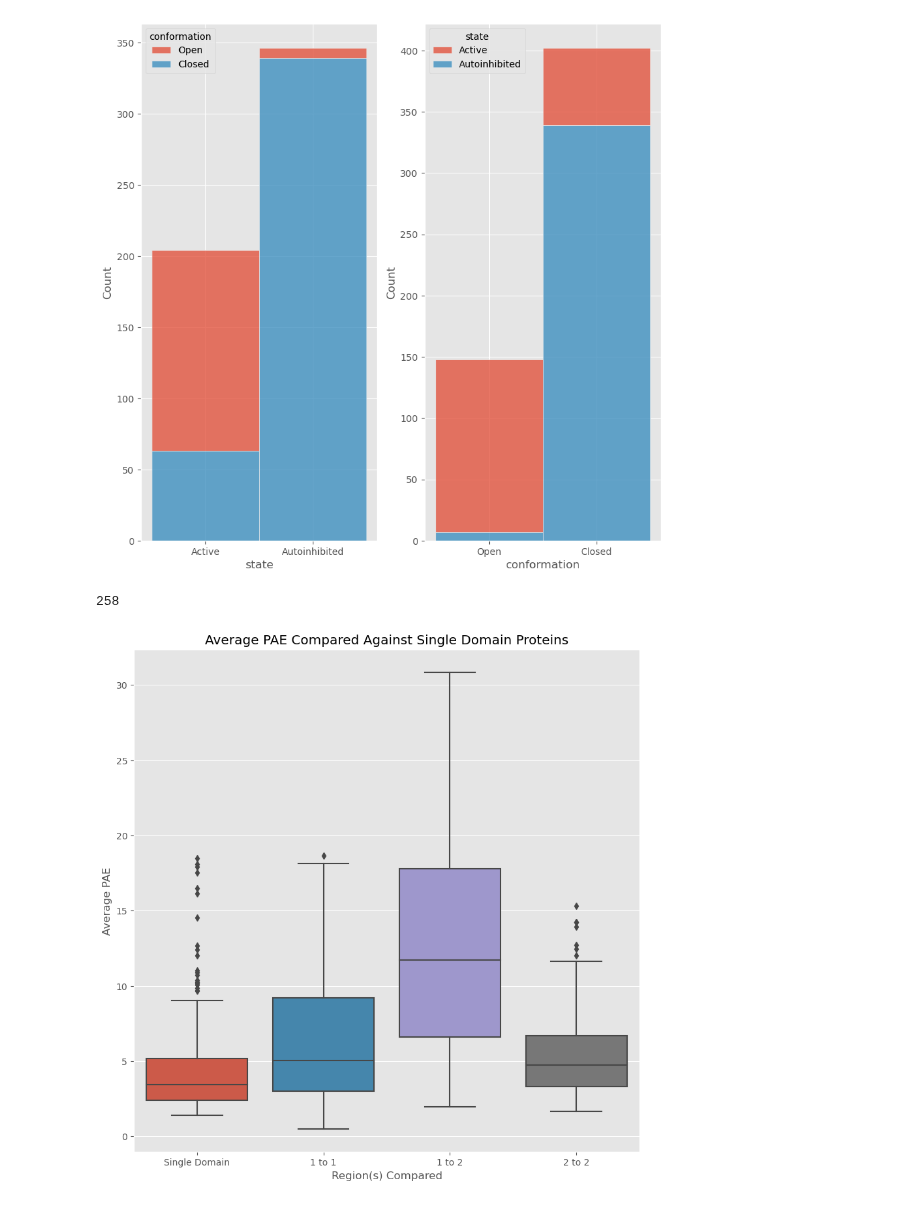
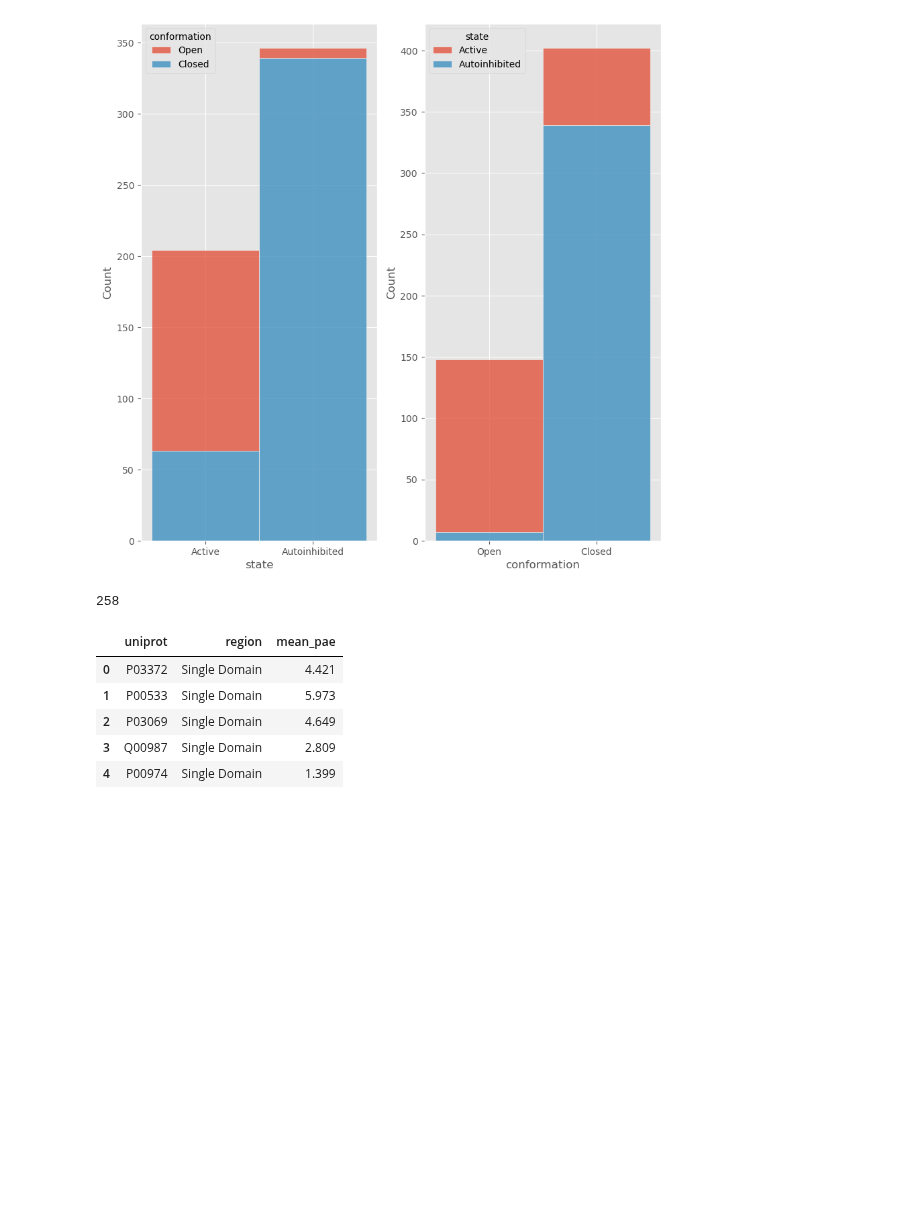
Before and after one commit to jpigles/alphafold-rmsd, a Jupyter notebook: disorder_analysis.ipynb, the cells around one changed output. Cells and saved outputs as stored; diff of their text form; code cells hidden in the pictures; blank space fills up the shorter version.

```diff
--- a/disorder_analysis.ipynb
+++ b/disorder_analysis.ipynb
@@ -96,33 +113,39 @@ plt.show()
 df_single = pd.read_csv('./project_pipeline/data/single_domain_pae.tsv', sep='\t').astype('object')
 
 # Remove all rows with multiple regions. Comment this out if you want to see the difference.
 for i in range(len(df_single)):
     region = df_single.loc[i, 'region']
     count = region.count('-')
     if count > 1:
         df_single = df_single.drop(i)
 
 # Reformat the dataframe
 df_single = df_single[['uniprot', 'mean_pae']].dropna()
 df_single = df_single.astype({'mean_pae': 'float'})
 df_single = df_single.rename(columns={'mean_pae': 'Single Domain'})
 print(len(df_single))
 
 
 
 df_all = df_single.merge(df_pae, how='outer')
 df_all_melt = df_all.melt(id_vars=['uniprot'], var_name='region', value_name='mean_pae')
+df_all_melt.head()
 
 f, ax = plt.subplots(ncols=1, nrows=1, figsize=(10, 10))
 sns.boxplot(data=df_all_melt, x='region', y='mean_pae', ax=ax)
 ax.set_xlabel('Region(s) Compared')
 ax.set_ylabel('Average PAE')
 ax.set_title('Average PAE Compared Against Single Domain Proteins')
 
 plt.savefig('./project_pipeline/data/figures/single_domain.png')
 plt.show()
 # %% [output]
 258
-[figure, removed]
+|  | uniprot | region | mean_pae |
+| 0 | P03372 | Single Domain | 4.421 |
+| 1 | P00533 | Single Domain | 5.973 |
+| 2 | P03069 | Single Domain | 4.649 |
+| 3 | Q00987 | Single Domain | 2.809 |
+| 4 | P00974 | Single Domain | 1.399 |
 # %%
 df_multi = pd.read_csv('./project_pipeline/data/multi_domain_pae.tsv', sep='\t').astype('object')
```
Also changed, not shown: parts of 2 cells of this notebook, 3 other files.
